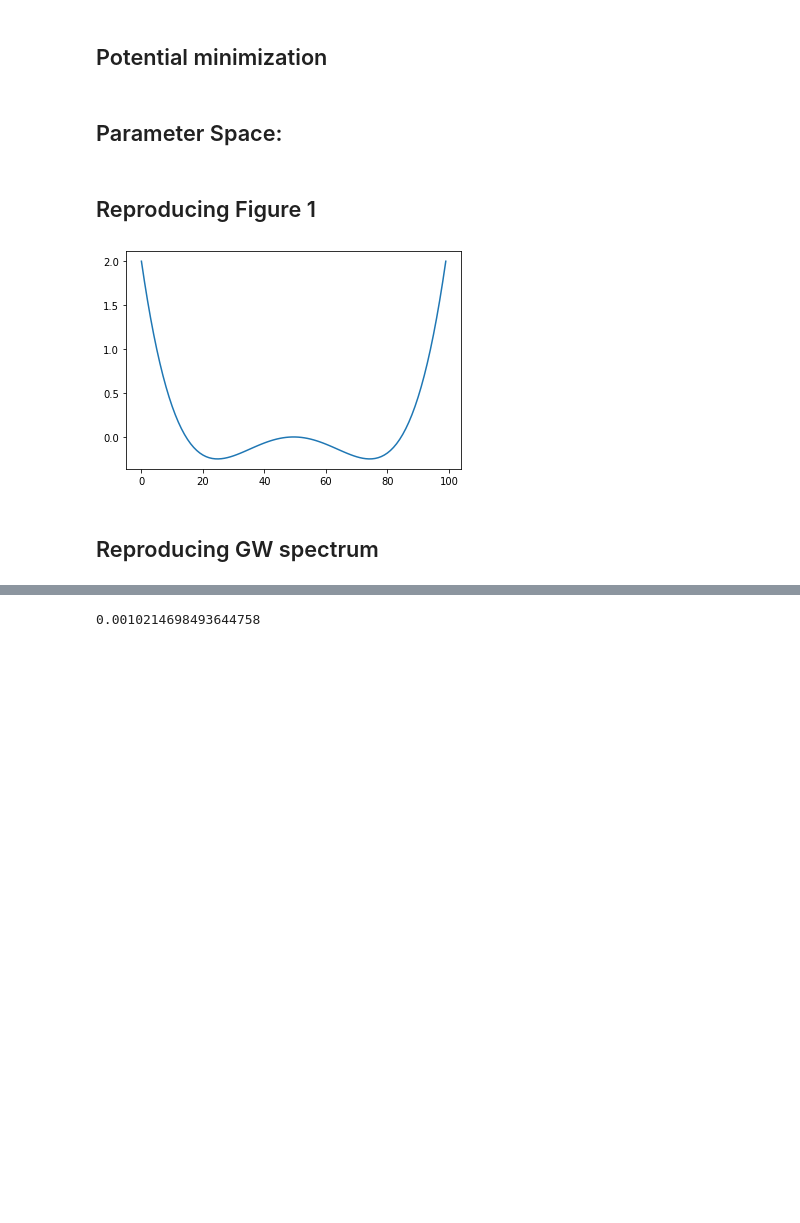
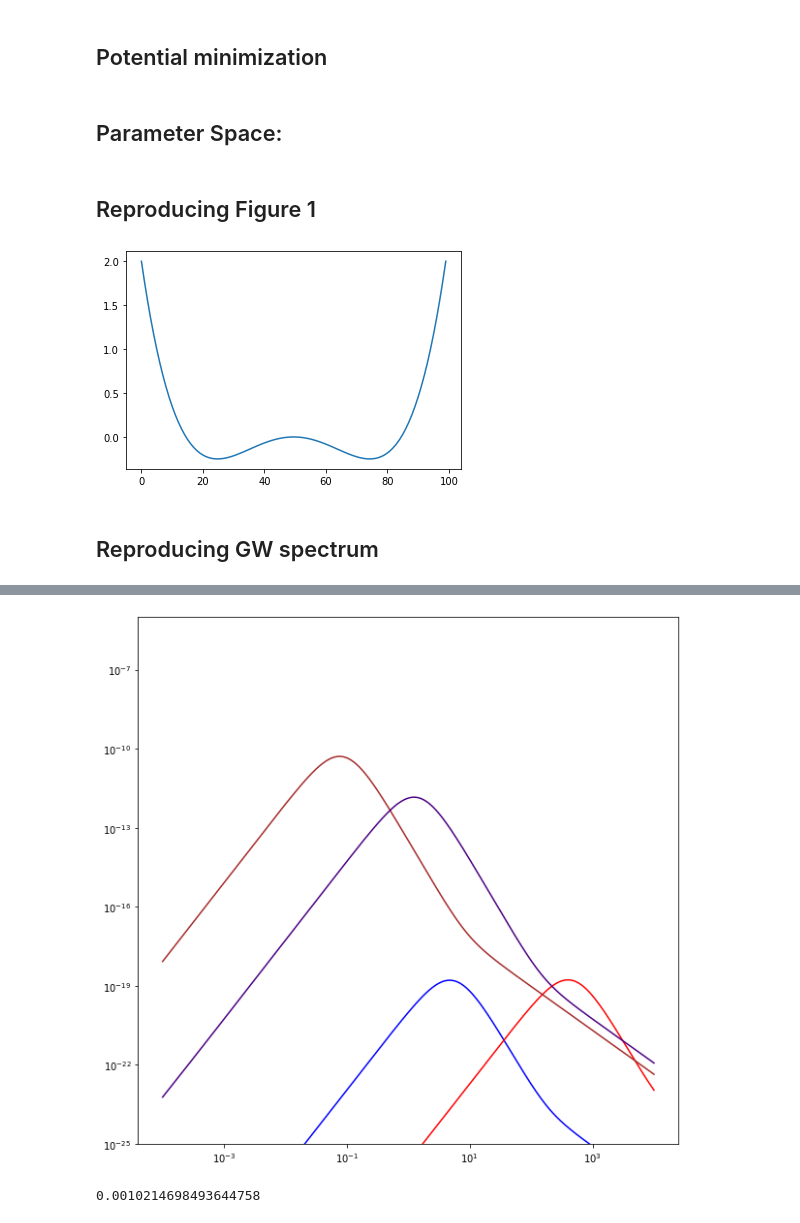
Before and after one commit to zafe312/Gravitational-Waves-as-a-Probe-of-Left-Right-Symmetry-Breaking, a Jupyter notebook: Gravitational_Waves_as_a_Probe_of_Left_Right_Symmetry_Breaking.ipynb, the cells around one changed output, grey strips where cells are left out. Cells and saved outputs as stored; diff of their text form; code cells hidden in the pictures; blank space fills up the shorter version.

```diff
--- a/Gravitational_Waves_as_a_Probe_of_Left_Right_Symmetry_Breaking.ipynb
+++ b/Gravitational_Waves_as_a_Probe_of_Left_Right_Symmetry_Breaking.ipynb
@@ -95,12 +95,14 @@ BP2 = (246,1e6,1e-3,0.13,0,0.88814,0,0.11146,1.4109,1.5489,0,0,0.15557,0.11185,0
 BP3 = (246,1e4,0,0.13,0,0.6,0,0.001,0.900218,0.900215,0,0,0,1.14815,0,0,0,0.65,0.4324,0.95,0.78595,0,0,0.001*1e4**2,0.46, 626.2, 608.3, 9451)
 BP4 = (246,5e4,0,0.13,0,0.6,0,0.002,0.401126,0.401126,0.040113,0,0,0.378138,0,0,0,0.65,0.4324,0.95,0.52404,0,0,0.002*5e4**2,0.18, 1386, 4484, 7469)
 
-v, vR, tanB, lam1, lam2, lam3, lam4, rho1, rho2, rho3, rho4, al1, al2, al3, beta1, beta2, beta3, g, g_BL, yt, yM, mu1sq, mu2sq, mu3sq, al, bOverH, Tn, Tc = BP3
-
-# v1, vR1, tanB1, lam11, lam21, lam31, lam41, rho11, rho21, rho31, rho41, al11, al21, al31, beta11, beta21, beta31, g1, g_BL1, yt1, yM1, mu1sq1, mu2sq1, mu3sq1, al1, bOverH1, Tn1, Tc1 = BP1
-# v2, vR2, tanB2, lam12, lam22, lam32, lam42, rho12, rho22, rho32, rho42, al12, al22, al32, beta12, beta22, beta32, g2, g_BL2, yt2, yM2, mu1sq2, mu2sq2, mu3sq2, al2, bOverH2, Tn2, Tc2 = BP2
-# v3, vR3, tanB3, lam13, lam23, lam33, lam43, rho13, rho23, rho33, rho43, al13, al23, al33, beta13, beta23, beta33, g3, g_BL3, yt3, yM3, mu1sq3, mu2sq3, mu3sq3, al3, bOverH3, Tn3, Tc3 = BP3
-# v4, vR4, tanB4, lam14, lam24, lam34, lam44, rho14, rho24, rho34, rho44, al14, al24, al34, beta14, beta24, beta34, g4, g_BL4, yt4, yM4, mu1sq4, mu2sq4, mu3sq4, al4, bOverH4, Tn4, Tc4 = BP4
+v, vR, tanB, lam1, lam2, lam3, lam4, rho1, rho2, rho3, rho4, al1, al2, al3, beta1, beta2, beta3, g, g_BL, yt, yM, mu1sq, mu2sq, mu3sq, al, bOverH, Tn, Tc = BP1
+kv = al/(0.73+0.083*np.sqrt(al)+al)
+gStar = 134
+vw = 1
+fSW = (1.9e-5/vw)*bOverH*(Tn/100)*(gStar/100)**(1/6)
+kTurb = kv
+fTurb = (2.7e-5/vw)*bOverH*(Tn/100)*(gStar/100)**(1/6)
+hStar = (16.5e-6)*(Tn/100)*(gStar/100)**(1/6)
 # %% [markdown]
 ## Reproducing Figure 1
 # %%
@@ -147,3 +124,51 @@ plt.show()
+# %%
+def benchmark(n=1):
+  global v, vR, tanB, lam1, lam2, lam3, lam4, rho1, rho2, rho3, rho4, al1, al2, al3, beta1, beta2, beta3, g, g_BL, yt, yM, mu1sq, mu2sq, mu3sq, al, bOverH, Tn, Tc
+  global kv, gStar, fSW, kTurb, fTurb, hStar
+  assert n in [1,2,3,4]
+  if n == 1:
+    v, vR, tanB, lam1, lam2, lam3, lam4, rho1, rho2, rho3, rho4, al1, al2, al3, beta1, beta2, beta3, g, g_BL, yt, yM, mu1sq, mu2sq, mu3sq, al, bOverH, Tn, Tc = BP1
+  elif n == 2:
+    v, vR, tanB, lam1, lam2, lam3, lam4, rho1, rho2, rho3, rho4, al1, al2, al3, beta1, beta2, beta3, g, g_BL, yt, yM, mu1sq, mu2sq, mu3sq, al, bOverH, Tn, Tc = BP2
+  elif n == 3:
+    v, vR, tanB, lam1, lam2, lam3, lam4, rho1, rho2, rho3, rho4, al1, al2, al3, beta1, beta2, beta3, g, g_BL, yt, yM, mu1sq, mu2sq, mu3sq, al, bOverH, Tn, Tc = BP3
+  else:
+    v, vR, tanB, lam1, lam2, lam3, lam4, rho1, rho2, rho3, rho4, al1, al2, al3, beta1, beta2, beta3, g, g_BL, yt, yM, mu1sq, mu2sq, mu3sq, al, bOverH, Tn, Tc = BP4
+
+  kv = al/(0.73+0.083*np.sqrt(al)+al)
+  gStar = 134
+  vw = 1
+  fSW = (1.9e-5/vw)*bOverH*(Tn/100)*(gStar/100)**(1/6)
+  kTurb = 0.05*kv
+  fTurb = (2.7e-5/vw)*bOverH*(Tn/100)*(gStar/100)**(1/6)
+  hStar = (16.5e-6)*(Tn/100)*(gStar/100)**(1/6)
+
+def omegaSW(f,n=1):
+  return 2.65e-6*(1/bOverH)*(kv*al/(1+al))**2*(100/gStar)**(1/3)*vw*(f/fSW)**3*(7/(4+3*(f/fSW)**2))**(7/2)
+
+def omegaTurb(f):
+  return 3.35e-4*(1/bOverH)*(kTurb*al/(1+al))**(3/2)*(100/gStar)**(1/3)*vw*(f/fTurb)**3*(1/(((1+(f/fTurb))**(11/3))*(1+(8*np.pi*f/hStar))))
+
+def omegaGW(f):
+  return omegaSW(f) + omegaTurb(f)
+
+ff = np.logspace(-4,4,1000)
+plt.figure(figsize=(10,10))
+benchmark(1)
+plt.plot(ff,omegaGW(ff),color='blue')
+benchmark(2)
+plt.plot(ff,omegaGW(ff),color='red')
+benchmark(3)
+plt.plot(ff,omegaGW(ff),color='brown')
+benchmark(4)
+plt.plot(ff,omegaGW(ff),color='indigo')
+
+ax = plt.gca()
+ax.set_ylim([1e-25, 1e-5])
+plt.loglog()
+plt.show()
+# %% [output]
+[figure, added]
 # %%
 hStar
 # %% [output]
```
Also changed, not shown: parts of 1 cell of this notebook.
